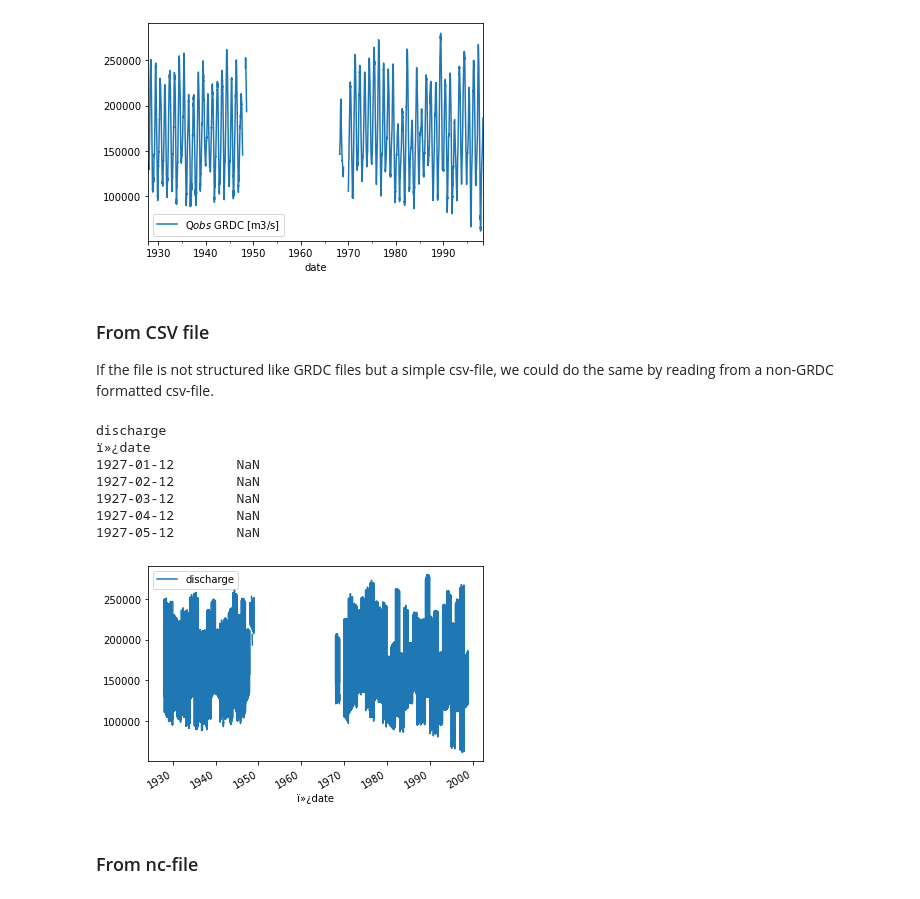
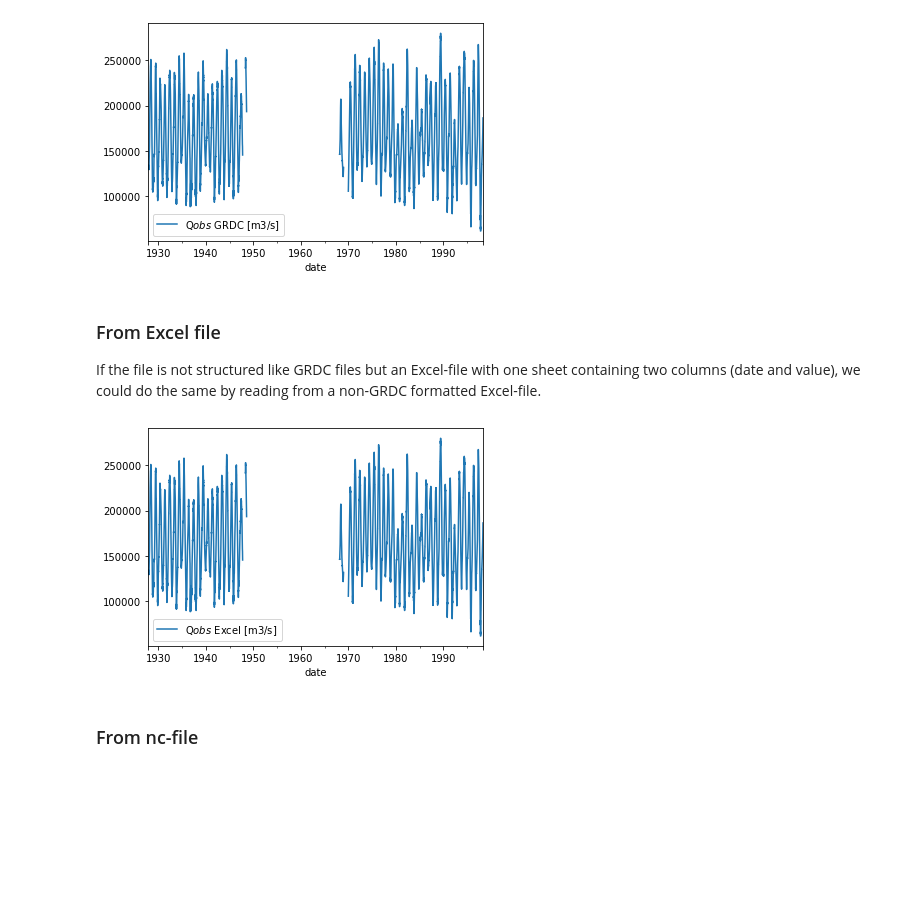
Before and after one commit to JannisHoch/pcrglobwb_utils, a Jupyter notebook: examples/example.ipynb, the cells around one changed output. Cells and saved outputs as stored; diff of their text form; code cells hidden in the pictures; blank space fills up the shorter version.

Commit message:
added function to read from Excel; implemented it instead of csv in script

```diff
--- a/examples/example.ipynb
+++ b/examples/example.ipynb
@@ -33,8 +33,8 @@ ncf = r'example_data/DUMMY_discharge_dailyTot_output.nc'
 # text file containing meta-data and observed values at specific GRDC station
 grdc_fo = 'example_data/3629000_Obidos.day'
 # %%
-# csv file containing same data as grdc_fo, but without meta-data
-csv_fo = 'example_data/Obidos_data.csv'
+# Excel file containing same data as grdc_fo, but without meta-data
+excel_fo = 'example_data/Obidos_data.xlsx'
 # %%
 # log file of run in Amazon basin
 log_fo = 'example_data/setup_30min_Amazon_2005_2010_para.log'
@@ -83,23 +83,18 @@ df_GRDC = grdc_obj.get_grdc_station_values(var_name=new_var_name_obs, plot=True)
 # %% [output]
 [figure]
 # %% [markdown]
-### From CSV file
+### From Excel file
 
-If the file is not structured like GRDC files but a simple csv-file, we could do the same by reading from a non-GRDC formatted csv-file.
+If the file is not structured like GRDC files but an Excel-file with one sheet containing two columns (date and value), we could do the same by reading from a non-GRDC formatted Excel-file.
 # %%
 # first, create object
-csv_obj = pcrglobwb_utils.obs_data.other_data(csv_fo)
+excel_obj = pcrglobwb_utils.obs_data.other_data(excel_fo)
 # second, apply method
-df_CSV = csv_obj.get_values_from_csv(plot=True)
+df_excel = excel_obj.get_values_from_excel(var_name='Q$obs$ Excel [m3/s]',
+                                     plot=True,
+                                     remove_mv=True)
 # %% [output]
-discharge
-ï»¿date
-1927-01-12        NaN
-1927-02-12        NaN
-1927-03-12        NaN
-1927-04-12        NaN
-1927-05-12        NaN
-[figure, old version]
+[figure, new version]
 # %% [markdown]
 ### From nc-file
 # %%
```
Also changed, not shown: parts of 18 cells of this notebook, 23 other files.
